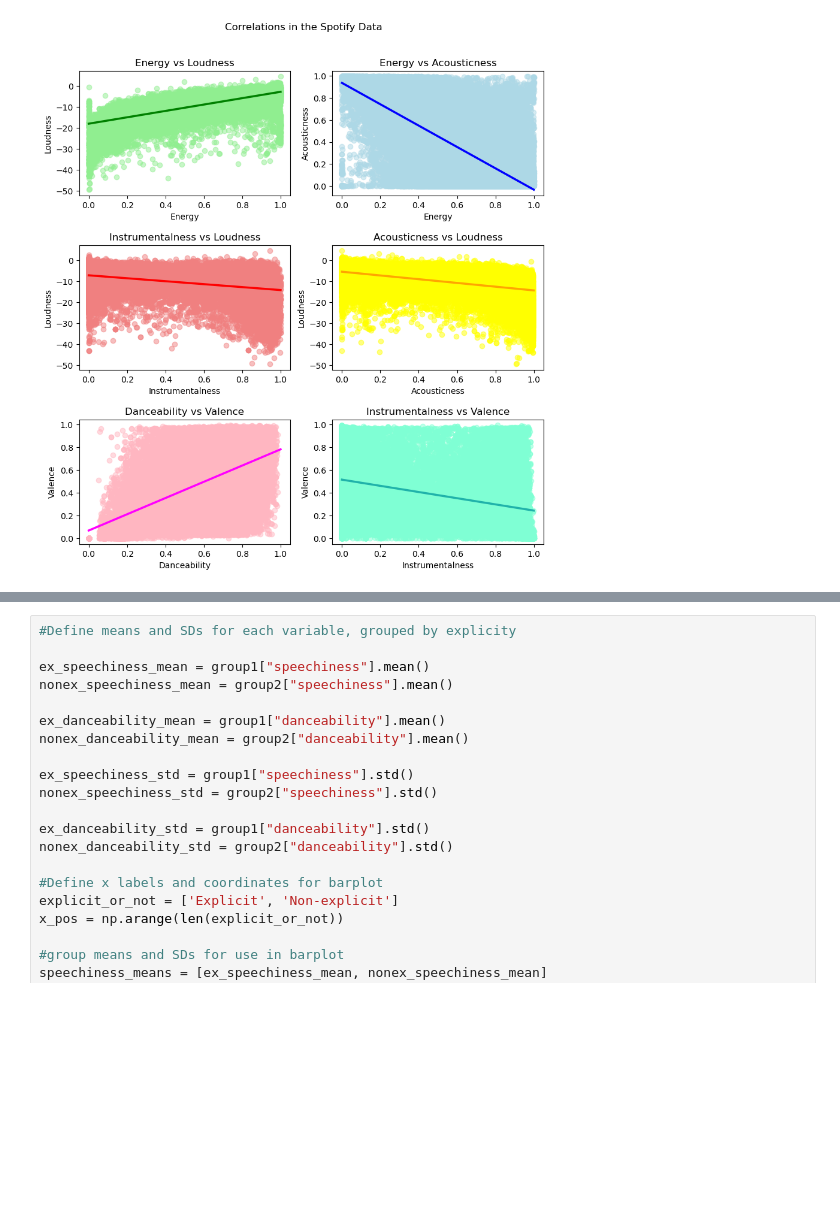
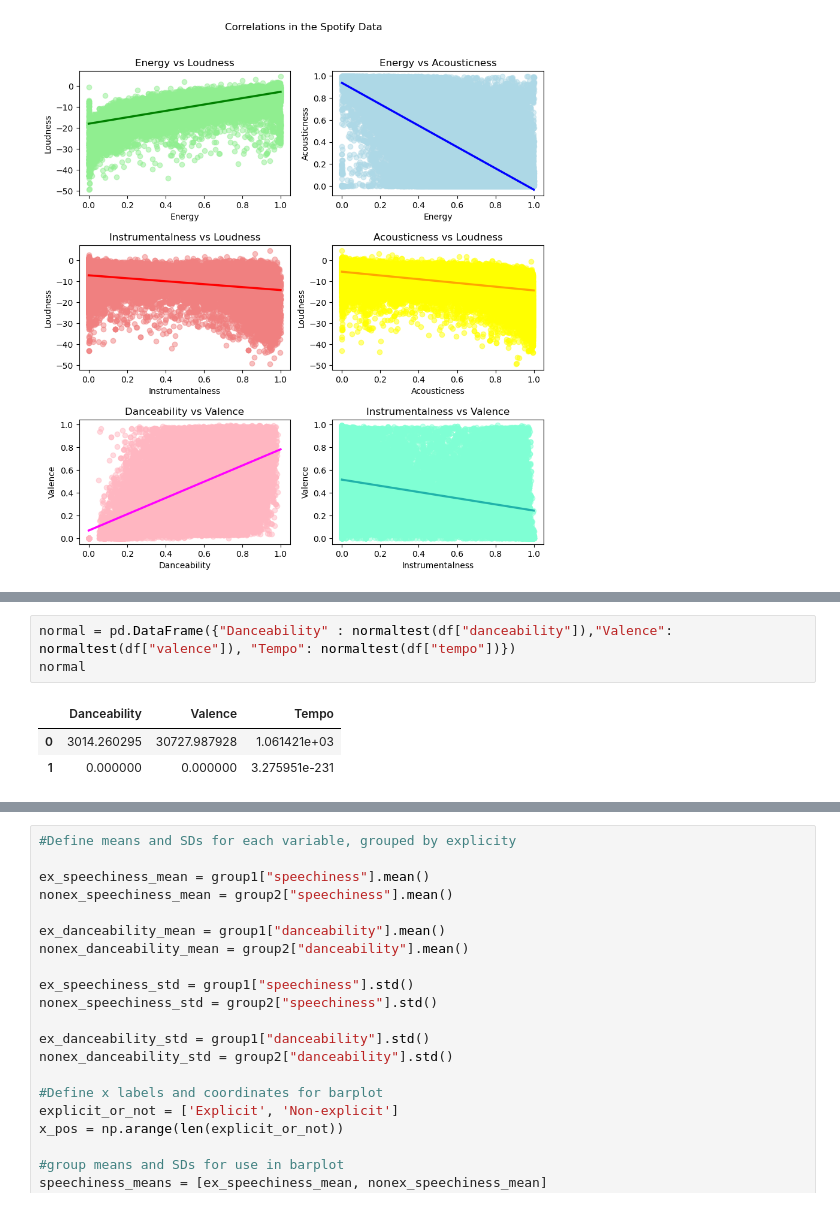
Before and after one commit to NiallRussell/PDFA-project, a Jupyter notebook: project.ipynb, the cells around one changed output, grey strips where cells are left out. Drawn from its saved outputs; the diff is of its cells as text; blank space fills up the shorter version.

```diff
--- a/project.ipynb
+++ b/project.ipynb
@@ -257,0 +270,7 @@ df.head(6)
+# %%
+normal = pd.DataFrame({"Danceability" : normaltest(df["danceability"]),"Valence": normaltest(df["valence"]), "Tempo": normaltest(df["tempo"])})
+normal
+# %% [output]
+|  | Danceability | Valence | Tempo |
+| 0 | 3014.260295 | 30727.987928 | 1.061421e+03 |
+| 1 | 0.000000 | 0.000000 | 3.275951e-231 |
```
Also changed, not shown: parts of 13 cells of this notebook.
